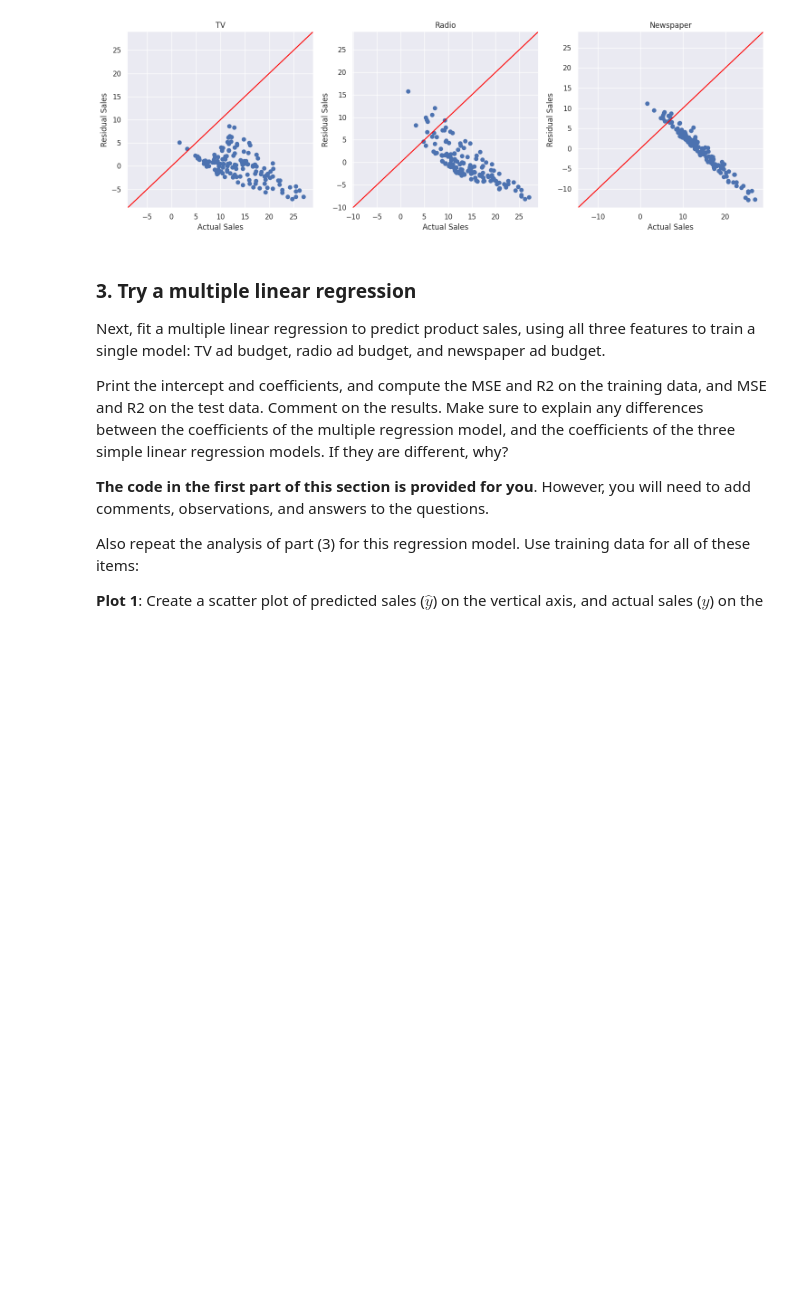
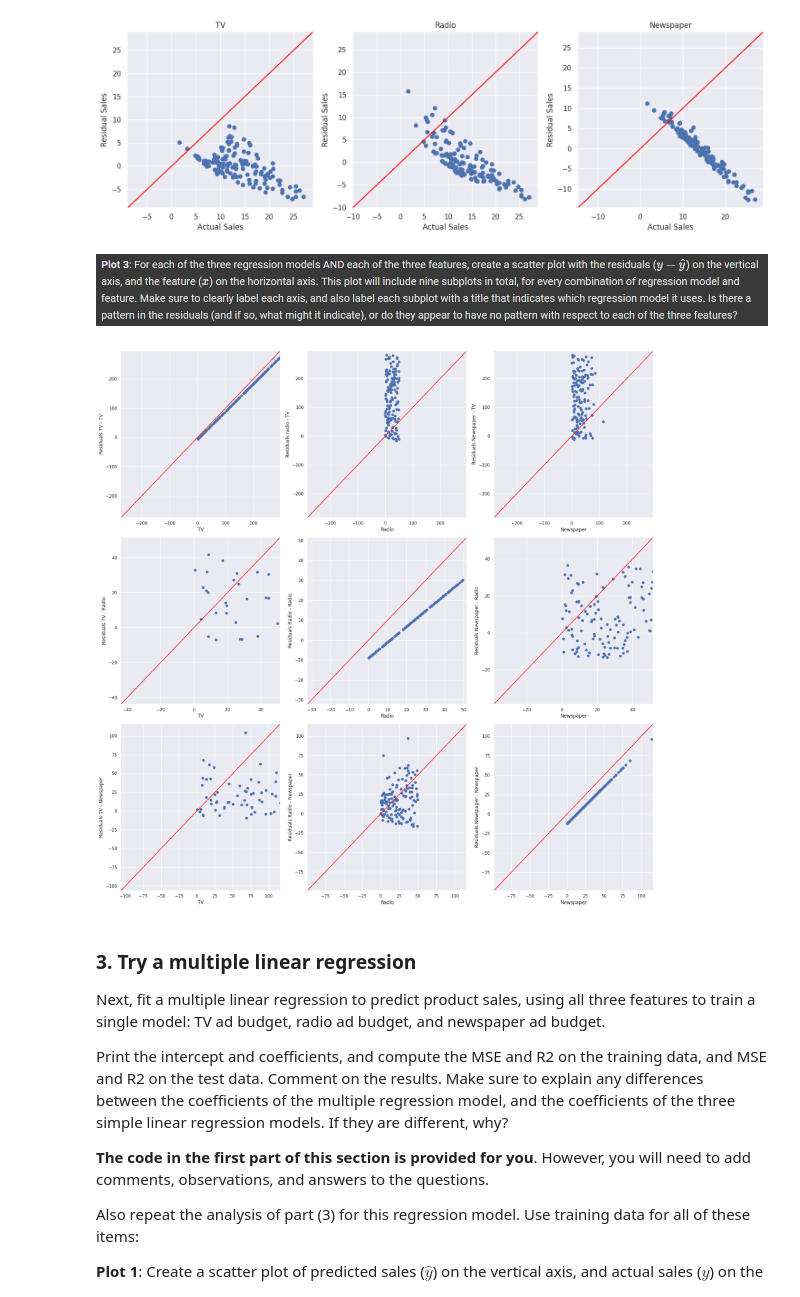
Before and after one commit to ZoeMcFife/5AHITM, a Jupyter notebook: INSY/Colab/#2024-11-28#/linear-regression.ipynb, the cells around one changed output. Saved outputs shown, nothing was run; the diff lists cells and outputs as text; code cells hidden in the pictures; blank space fills up the shorter version.

```diff
--- a/INSY/Colab/#2024-11-28#/linear-regression.ipynb
+++ b/INSY/Colab/#2024-11-28#/linear-regression.ipynb
@@ -297,5 +300,37 @@ plt.show()
 # %% [output]
 [figure]
+# %% [markdown]
+![image.png](embedded-picture-1)
+# %%
+fig, axes = plt.subplots(nrows=3, ncols=3, figsize=(20,20))
+
+def plot_residual_vs_feature(ax, x, y_true, y_pred, title, title2):
+    min_val = min(min(y_true), min(y_pred - y_true)) - 2
+    max_val = max(max(y_true), max(y_pred - y_true)) + 2
+
+    ax.scatter(x, y_true - y_pred)
+    ax.plot([min_val, max_val], [min_val, max_val], color='red')
+    ax.set_xlabel(title)
+    ax.set_ylabel(title2)
+    ax.set_xlim(min_val, max_val)
+    ax.set_ylim(min_val, max_val)
+
+plot_residual_vs_feature(axes[0, 0], train['TV'], train['TV'], y_pred_tr_tv, "TV", "Residuals TV - TV")
+plot_residual_vs_feature(axes[0, 1], train['radio'], train['TV'], y_pred_tr_radio, "Radio", "Residuals radio - TV")
+plot_residual_vs_feature(axes[0, 2], train['newspaper'], train['TV'], y_pred_tr_news, "Newspaper", "Residuals Newspaper - TV")
+
+plot_residual_vs_feature(axes[1, 0], train['TV'], train['radio'], y_pred_tr_tv, "TV", "Residuals TV - Radio")
+plot_residual_vs_feature(axes[1, 1], train['radio'], train['radio'], y_pred_tr_radio, "Radio", "Residuals Radio - Radio")
+plot_residual_vs_feature(axes[1, 2], train['newspaper'], train['radio'], y_pred_tr_news, "Newspaper", "Residuals Newspaper - Radio")
+
+plot_residual_vs_feature(axes[2, 0], train['TV'], train['newspaper'], y_pred_tr_tv, "TV", "Residuals TV - Newspaper")
+plot_residual_vs_feature(axes[2, 1], train['radio'], train['newspaper'], y_pred_tr_radio, "Radio", "Residuals Radio - Newspaper")
+plot_residual_vs_feature(axes[2, 2], train['newspaper'], train['newspaper'], y_pred_tr_news, "Newspaper", "Residuals Newspaper - Newspaper")
+
+plt.tight_layout()
+plt.show()
+# %% [output]
+[figure, added]
 # %% [markdown]
 ### 3. Try a multiple linear regression
 
```
Also changed, not shown: parts of 2 cells of this notebook.
